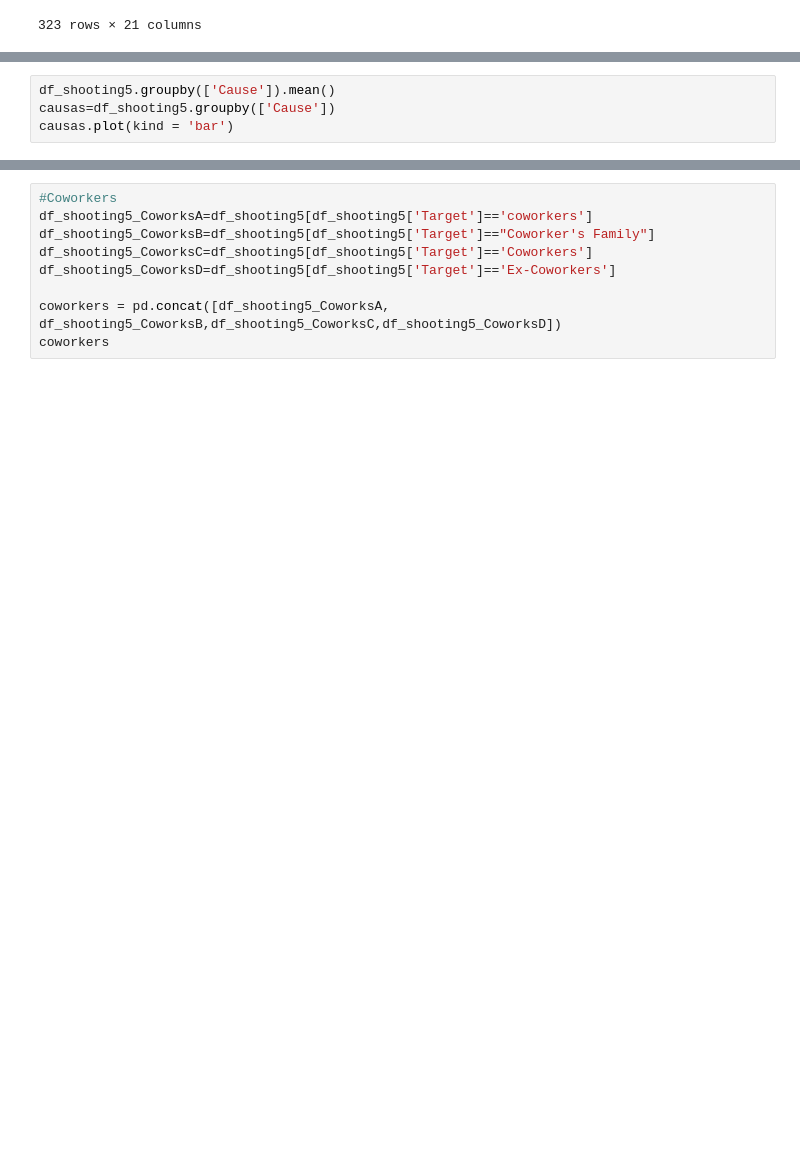
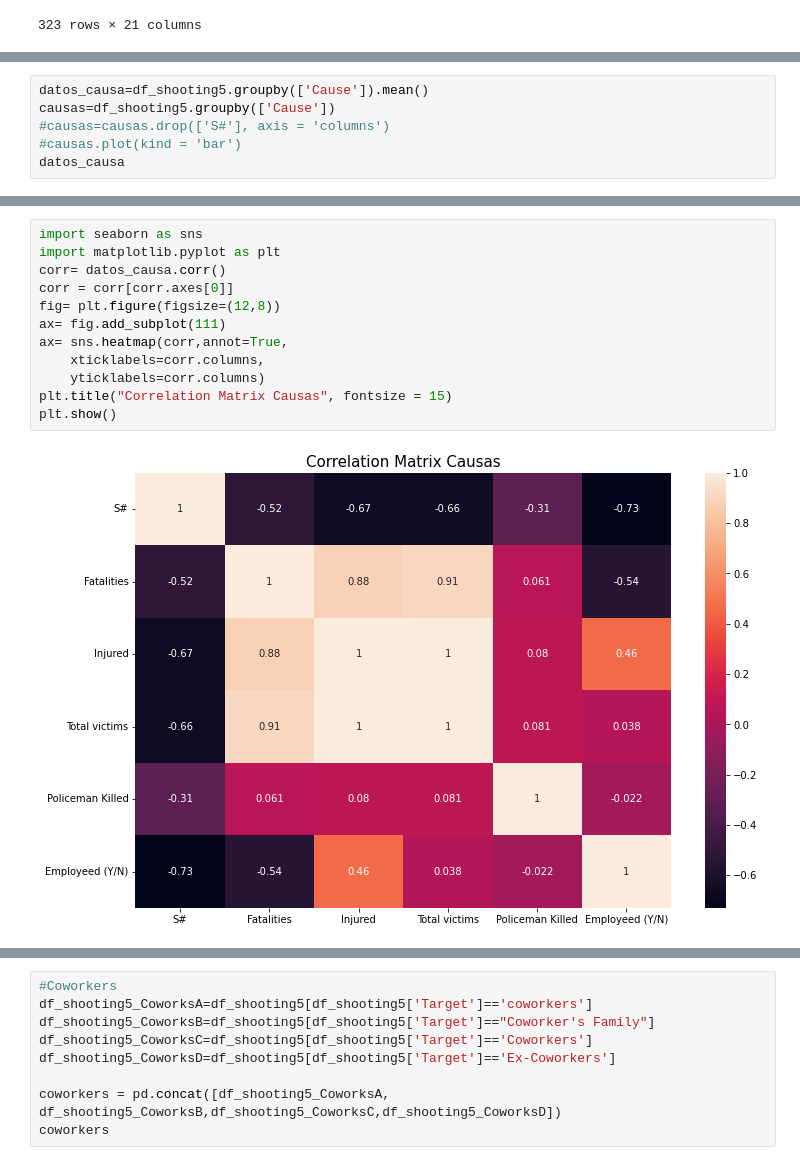
Before and after one commit to panxolopez/proyecto_mineria, a Jupyter notebook: proyecto_v2.ipynb, the cells around one changed output, grey strips where cells are left out. Saved outputs shown, nothing was run; the diff lists cells and outputs as text; blank space fills up the shorter version.

```diff
--- a/proyecto_v2.ipynb
+++ b/proyecto_v2.ipynb
@@ -35,7 +33,9 @@ df_shooting5.groupby(['Mental Health Issues']).mean()
 | Yes | 214.905660 | 5.811321 | 6.283019 | 11.698113 | 0.192308 | 0.535714 |
 | unknown | 107.000000 | 9.000000 | 1.000000 | 10.000000 | 0.000000 | NaN |
 # %%
-df_shooting5.groupby(['Cause']).mean()
+datos_causa=df_shooting5.groupby(['Cause']).mean()
 causas=df_shooting5.groupby(['Cause'])
-causas.plot(kind = 'bar')
+#causas=causas.drop(['S#'], axis = 'columns')
+#causas.plot(kind = 'bar')
+datos_causa
 # %% [output]
@@ -96,2 +60,16 @@ df_shooting5_mentalYes.groupby(['Target']).mean()
+# %%
+import seaborn as sns
+import matplotlib.pyplot as plt
+corr= datos_causa.corr()
+corr = corr[corr.axes[0]]
+fig= plt.figure(figsize=(12,8))
+ax= fig.add_subplot(111)
+ax= sns.heatmap(corr,annot=True,
+    xticklabels=corr.columns,
+    yticklabels=corr.columns)
+plt.title("Correlation Matrix Causas", fontsize = 15)
+plt.show()
+# %% [output]
+[figure, added]
 # %%
 #agrupar segun los objetivos
```
Also changed, not shown: parts of 6 cells of this notebook, 6 other files.
